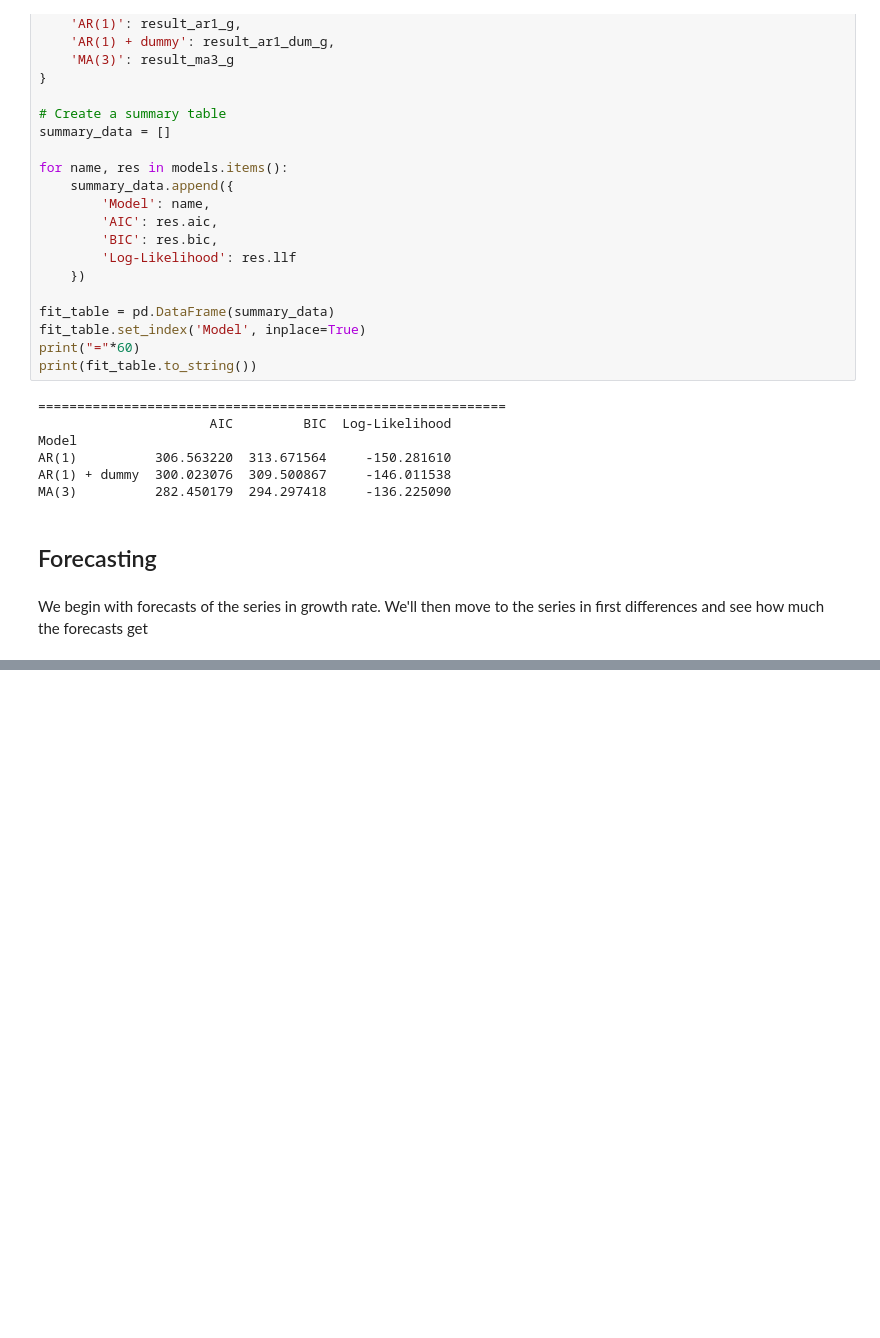
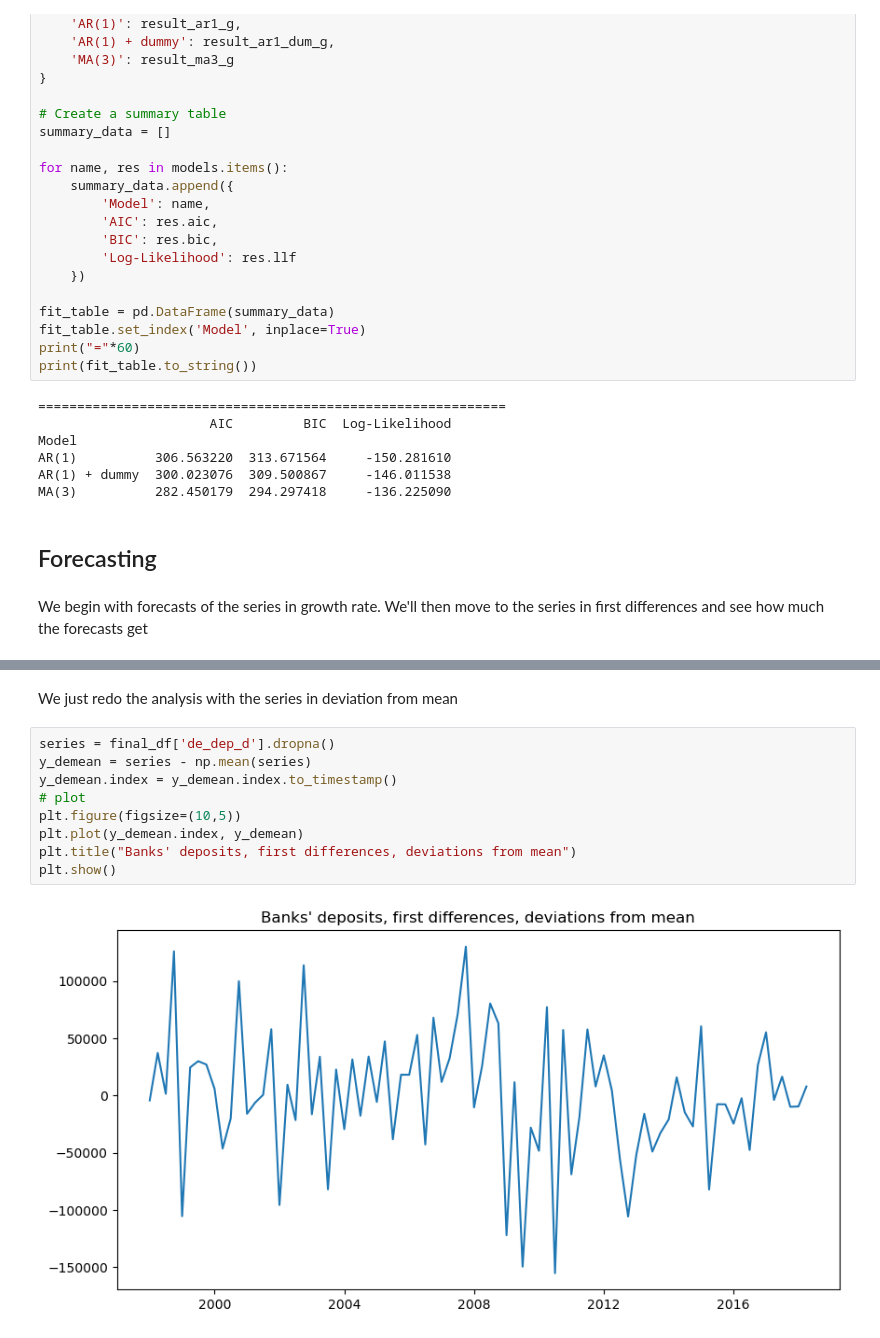
Before and after one commit to hugobrrss/FBF, a Jupyter notebook: labsession1.ipynb, the cells around one changed output, grey strips where cells are left out. Saved outputs shown, nothing was run; the diff lists cells and outputs as text; blank space fills up the shorter version.

```diff
--- a/labsession1.ipynb
+++ b/labsession1.ipynb
@@ -990,0 +1037,13 @@ final_df.to_pickle("final_df.pkl")
+# %% [markdown]
+We just redo the analysis with the series in deviation from mean
+# %%
+series = final_df['de_dep_d'].dropna()
+y_demean = series - np.mean(series)
+y_demean.index = y_demean.index.to_timestamp()
+# plot
+plt.figure(figsize=(10,5))
+plt.plot(y_demean.index, y_demean)
+plt.title("Banks' deposits, first differences, deviations from mean")
+plt.show()
+# %% [output]
+[figure, added]
```
Also changed, not shown: parts of 35 cells of this notebook.
